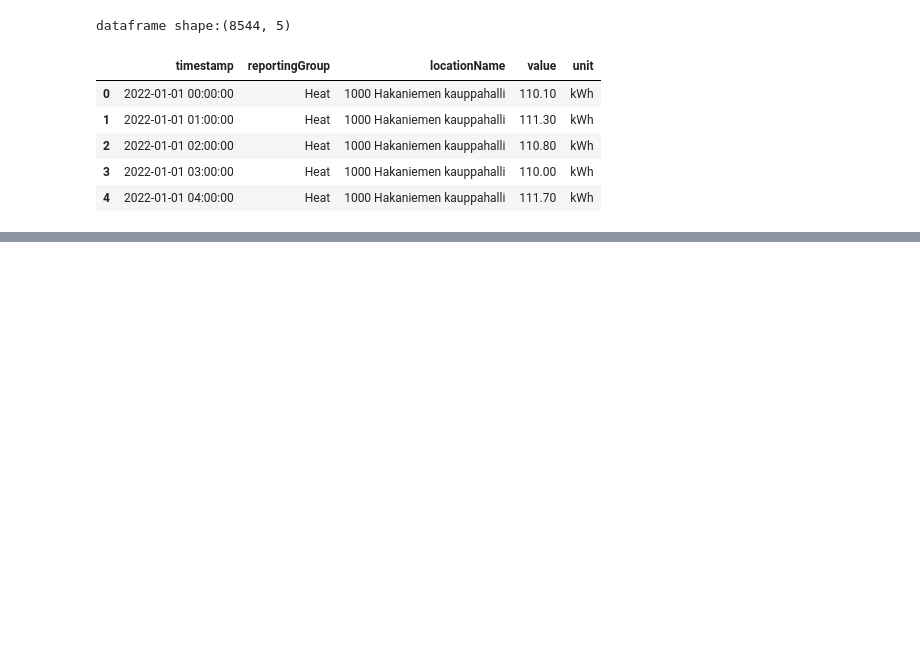
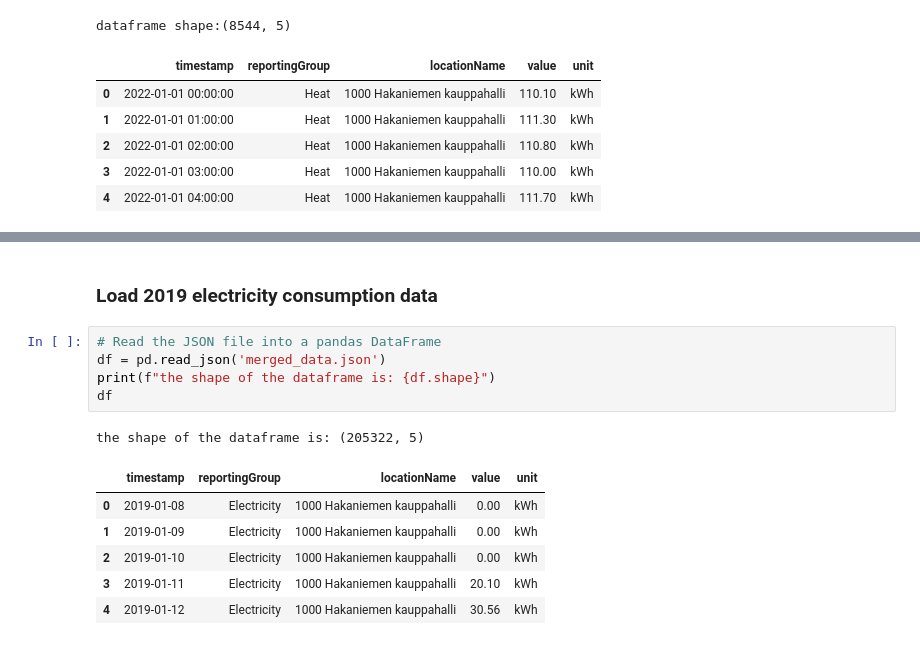
Before and after one commit to Jerry-Aremu/helsinki_energy_consumption, a Jupyter notebook: helsinki_properties_energy_consumption.ipynb, the cells around one changed output, grey strips where cells are left out. Saved outputs shown, nothing was run; the diff lists cells and outputs as text; blank space fills up the shorter version.

```diff
--- a/helsinki_properties_energy_consumption.ipynb
+++ b/helsinki_properties_energy_consumption.ipynb
@@ -628,0 +227,15 @@ get_data_request_as_json()
+# %% [markdown]
+### Load 2019 electricity consumption data
+# %%
+# Read the JSON file into a pandas DataFrame
+df = pd.read_json('merged_data.json')
+print(f"the shape of the dataframe is: {df.shape}")
+df
+# %% [output]
+the shape of the dataframe is: (205322, 5)
+|  | timestamp | reportingGroup | locationName | value | unit |
+| 0 | 2019-01-08 | Electricity | 1000 Hakaniemen kauppahalli | 0.00 | kWh |
+| 1 | 2019-01-09 | Electricity | 1000 Hakaniemen kauppahalli | 0.00 | kWh |
+| 2 | 2019-01-10 | Electricity | 1000 Hakaniemen kauppahalli | 0.00 | kWh |
+| 3 | 2019-01-11 | Electricity | 1000 Hakaniemen kauppahalli | 20.10 | kWh |
+| 4 | 2019-01-12 | Electricity | 1000 Hakaniemen kauppahalli | 30.56 | kWh |
```
Also changed, not shown: parts of 69 cells of this notebook.
